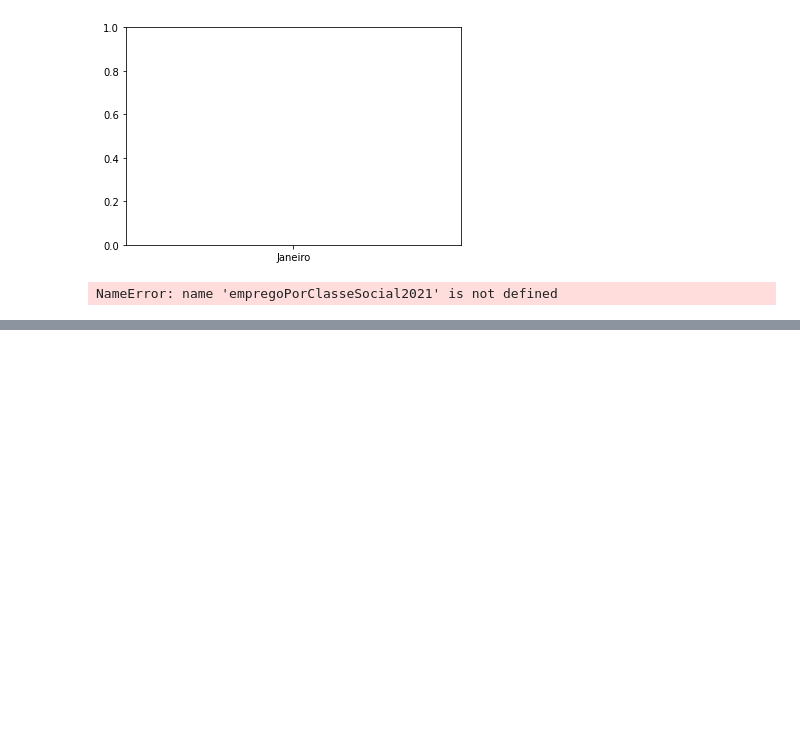
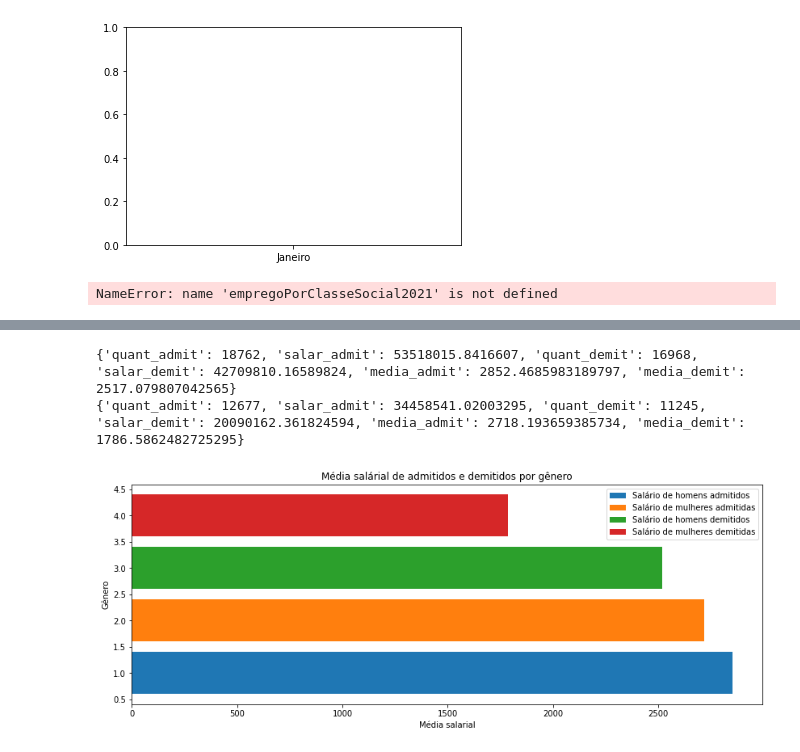
Before and after one commit to barbaraport/analise-empregabilidade-caged, a Jupyter notebook: analise-empregabilidade-caged.ipynb, the cells around one changed output, grey strips where cells are left out. Drawn from its saved outputs; the diff is of its cells as text; code cells hidden in the pictures; blank space fills up the shorter version.

```diff
--- a/analise-empregabilidade-caged.ipynb
+++ b/analise-empregabilidade-caged.ipynb
@@ -711,3 +717,51 @@ plotGraficoSecao(pessoasAdmitidasSetor2020,'Número de pessoas admitidas','Pesso
 plotGraficoSecao(pessoasDemitidasSetor2020,'Número de pessoas demitidas','Pessoas demitidas por setor entre Janeiro e Dezembro de 2020 ',10,10,sec_novas)
 plotGraficoSecao(pessoasAdmitidasSetor2021,'Número de pessoas admitidas','Pessoas admitidas por setor entre Janeiro e Abril de 2021 ',10,10,sec_novas)
 plotGraficoSecao(pessoasDemitidasSetor2021,'Número de pessoas demitidas','Pessoas demitidas por setor entre Janeiro e Abril de 2021 ',10,10,sec_novas)
+# %%
+Homem = {'quant_admit':0 , 'salar_admit':0, 'quant_demit':0, 'salar_demit':0, 'media_admit':0, 'media_demit':0}
+Mulher = {'quant_admit':0 , 'salar_admit':0, 'quant_demit':0, 'salar_demit':0, 'media_admit':0, 'media_demit':0}
+
+meses_grafico2020 = ['janeiro','fevereiro']#,'Março','Abril','Maio','Junho','Julho','Agosto','Setembro','Outubro','Novembro','Dezembro'
+for mes in meses_grafico2020:
+    for individuo in movimento2020[mes].sample(30000).iterrows():
+        if individuo[1]['sexo'] == 1:
+            if individuo[1]['tipomovimentação'] in cod_admitidos:
+                Homem["quant_admit"] += 1
+                Homem["salar_admit"] += individuo[1]['salário']
+            elif individuo[1]['tipomovimentação'] in cod_demitidos:
+                Homem["quant_demit"] += 1
+                Homem["salar_demit"] += individuo[1]['salário']
+        if individuo[1]['sexo'] == 3:
+            if individuo[1]['tipomovimentação'] in cod_admitidos:
+                Mulher["quant_admit"] += 1
+                Mulher["salar_admit"] += individuo[1]['salário']
+            elif individuo[1]['tipomovimentação'] in cod_demitidos:
+                Mulher["quant_demit"] += 1
+                Mulher["salar_demit"] += individuo[1]['salário']
+
+Homem['media_admit'] = Homem['salar_admit']/Homem['quant_admit']
+Homem['media_demit'] = Homem['salar_demit']/Homem['quant_demit']
+Mulher['media_admit'] = Mulher['salar_admit']/Mulher['quant_admit']
+Mulher['media_demit'] = Mulher['salar_demit']/Mulher['quant_demit']
+
+print(Homem)
+print(Mulher)
+# %% [output]
+{'quant_admit': 18762, 'salar_admit': 53518015.8416607, 'quant_demit': 16968, 'salar_demit': 42709810.16589824, 'media_admit': 2852.4685983189797, 'media_demit': 2517.079807042565}
+{'quant_admit': 12677, 'salar_admit': 34458541.02003295, 'quant_demit': 11245, 'salar_demit': 20090162.361824594, 'media_admit': 2718.193659385734, 'media_demit': 1786.5862482725295}
+# %%
+    fig, ax = plt.subplots()
+
+    ax.barh(1,Homem['media_admit'], align='center', label="Salário de homens admitidos")
+    ax.barh(2,Mulher['media_admit'], align='center', label="Salário de mulheres admitidas")
+    ax.barh(3,Homem['media_demit'], align='center', label="Salário de homens demitidos")
+    ax.barh(4,Mulher['media_demit'], align='center', label="Salário de mulheres demitidas")
+    fig.set_size_inches(14, 5)
+
+    ax.set_title("Média salárial de admitidos e demitidos por gênero")
+    ax.set_xlabel("Média salarial")
+    ax.set_ylabel("Gênero")
+    ax.legend()
+    plt.show()
+# %% [output]
+[figure, added]
```
Also changed, not shown: parts of 4 cells of this notebook.
